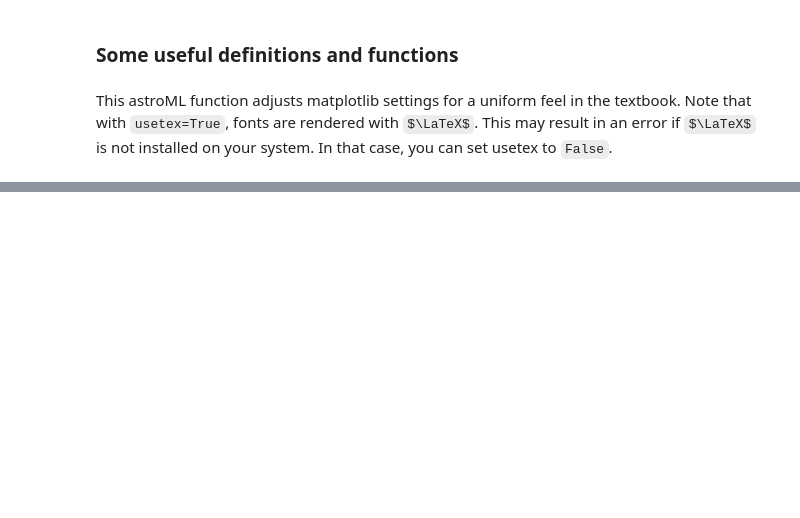
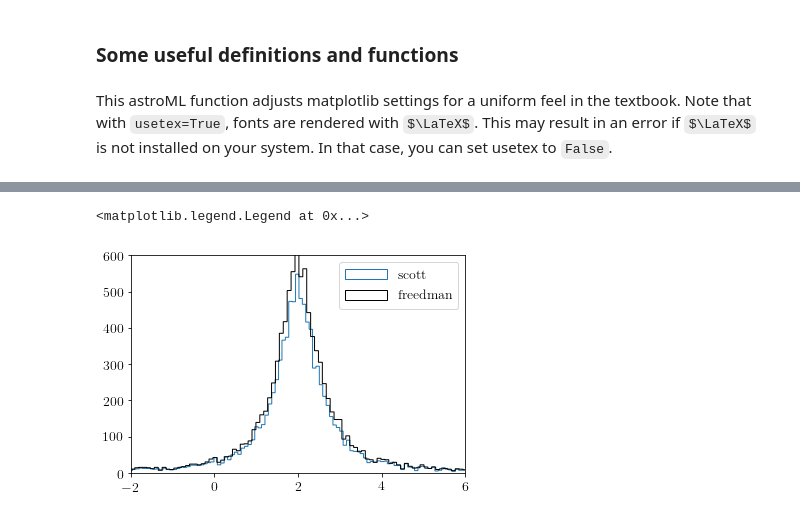
Before and after one commit to PHYST480/homeworks-jShpiece, a Jupyter notebook: PHYST480-F18-HW1-JacobShpiece.ipynb, the cells around one changed output, grey strips where cells are left out. Drawn from its saved outputs; the diff is of its cells as text; code cells hidden in the pictures; some formulas as TeX source; blank space fills up the shorter version.

```diff
--- a/PHYST480-F18-HW1-JacobShpiece.ipynb
+++ b/PHYST480-F18-HW1-JacobShpiece.ipynb
@@ -48,0 +82,32 @@ case, you can set usetex to `False`.
+# %%
+#Problem 3
+
+from astroML.plotting import hist as fancyhist
+from scipy.stats import poisson
+dist = stats.norm(1,0.2)
+draws = dist.rvs(10000)
+#As in problem 2
+
+draws=np.concatenate([stats.cauchy(2,0.5).rvs(int(10000))])
+#Add a Cauchy distribution to draws; ie, draws carries both a normal and Cauchy distribution
+
+binsize = 3.5*0.5/(10000**(1/3))
+bins = np.append(np.arange(start=draws.min(),stop=draws.max(),step=binsize),np.max(draws))
+#Construct bins for scott rule, after getting an error using the fancyhist bins="scott" command
+
+#figure 1: with Scott's rule bins
+plt.figure()
+fancyhist(draws, bins=bins, histtype="step", label = 'scott')
+plt.axis([0,4,0,800])
+
+#figure 2: with Freedman's rule bins
+#plt.figure()
+fancyhist(draws, bins="freedman", histtype="step", label = 'freedman',color = 'k')
+plt.axis([-2,6,0,600])
+
+plt.legend(loc = 'best')
+
+#The two histograms are pretty similar; though it looks to me like Scott's rule is producing bins that are slightly too large.
+# %% [output]
+<matplotlib.legend.Legend at 0x...>
+[figure, added]
```
Also changed, not shown: parts of 4 cells of this notebook.
